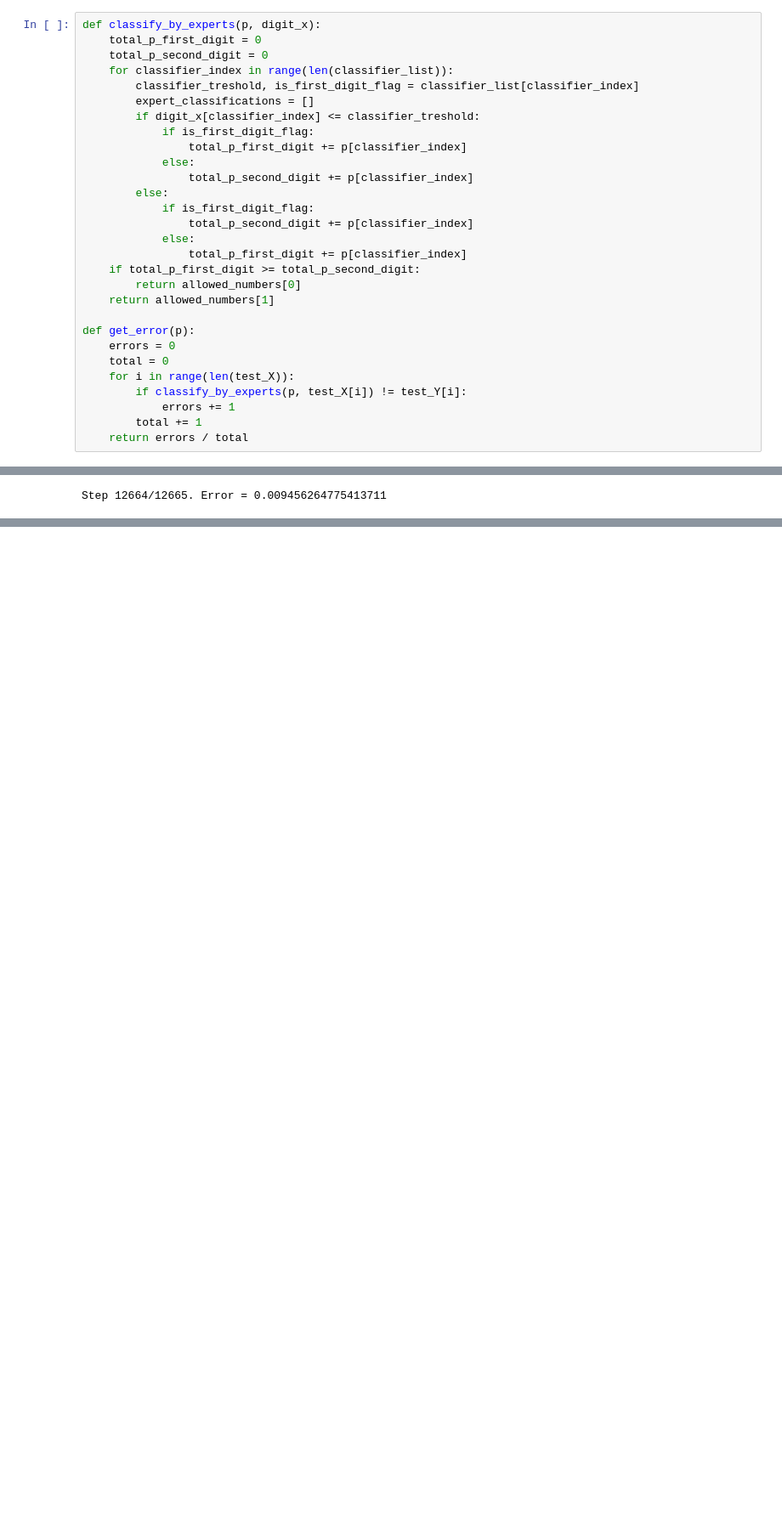
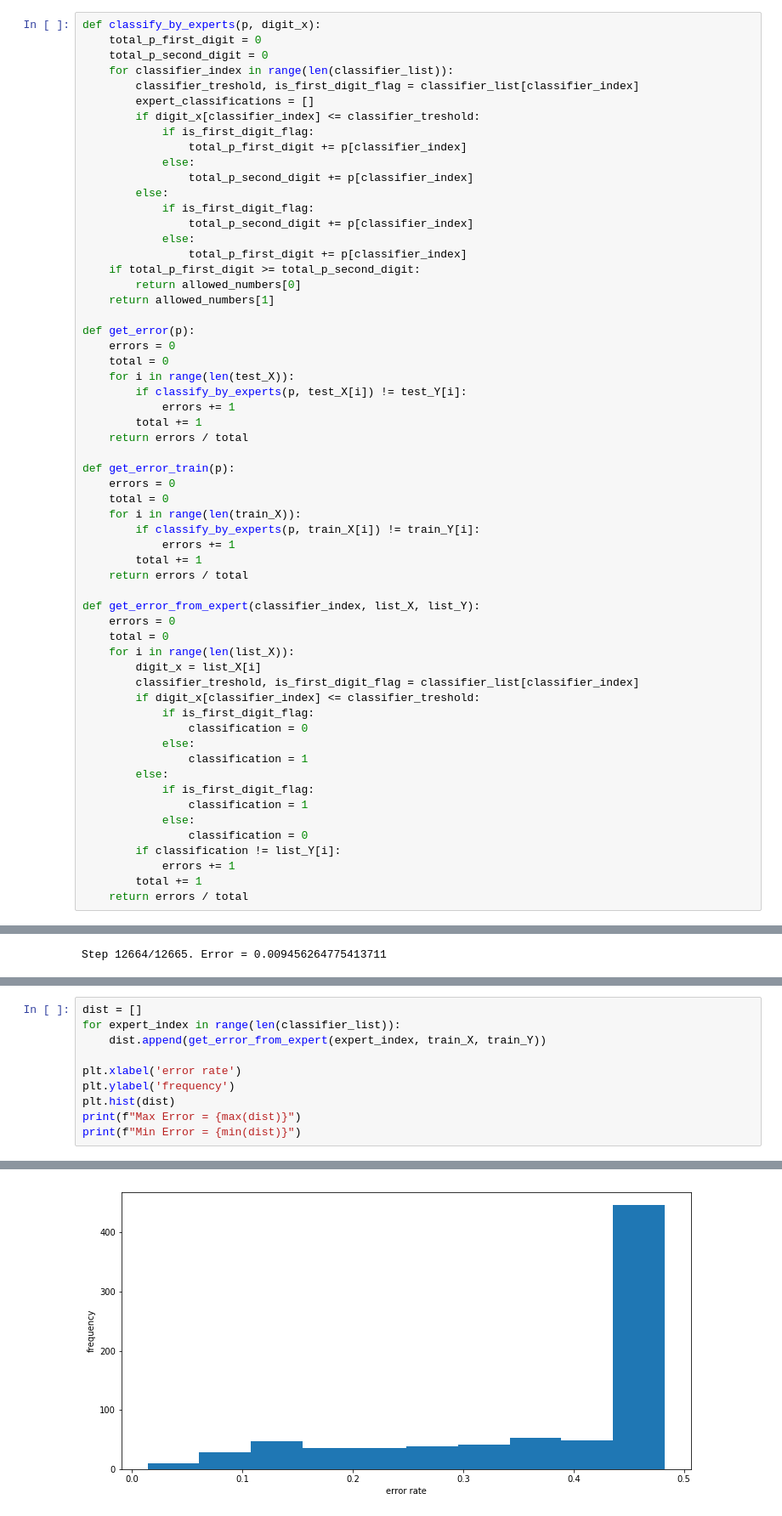
Before and after one commit to eduardocesar93/wmu-mnist, a Jupyter notebook: mwu-mnist.ipynb, the cells around one changed output, grey strips where cells are left out. Shown: that part at 85% size. Saved outputs shown, nothing was run; the diff lists cells and outputs as text; blank space fills up the shorter version.

Commit message:
Add some image and analysis

```diff
--- a/mwu-mnist.ipynb
+++ b/mwu-mnist.ipynb
@@ -167,6 +167,36 @@ def get_error(p):
             errors += 1
         total += 1
     return errors / total
+
+def get_error_train(p):
+    errors = 0
+    total = 0
+    for i in range(len(train_X)):
+        if classify_by_experts(p, train_X[i]) != train_Y[i]:
+            errors += 1
+        total += 1
+    return errors / total
+
+def get_error_from_expert(classifier_index, list_X, list_Y):
+    errors = 0
+    total = 0
+    for i in range(len(list_X)):
+        digit_x = list_X[i]
+        classifier_treshold, is_first_digit_flag = classifier_list[classifier_index]
+        if digit_x[classifier_index] <= classifier_treshold:
+            if is_first_digit_flag:
+                classification = 0
+            else:
+                classification = 1
+        else:
+            if is_first_digit_flag:
+                classification = 1
+            else:
+                classification = 0
+        if classification != list_Y[i]:
+            errors += 1
+        total += 1
+    return errors / total
 # %%
 error_list = []
 ps = []
@@ -206,0 +249,11 @@ plt.show()
+# %%
+dist = []
+for expert_index in range(len(classifier_list)):
+    dist.append(get_error_from_expert(expert_index, train_X, train_Y))
+
+plt.xlabel('error rate')
+plt.ylabel('frequency')
+plt.hist(dist)
+print(f"Max Error = {max(dist)}")
+print(f"Min Error = {min(dist)}")
+# %% [output]
@@ -206,0 +262 @@ plt.show()
+[figure, added]
```
Also changed, not shown: parts of 6 cells of this notebook.
